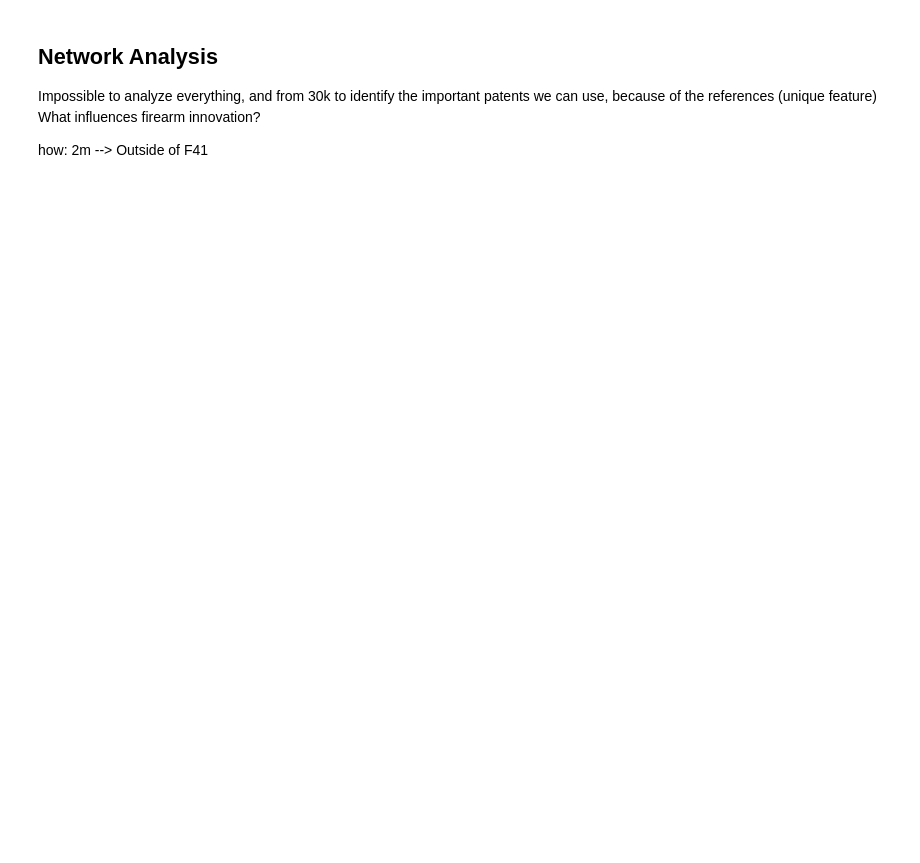
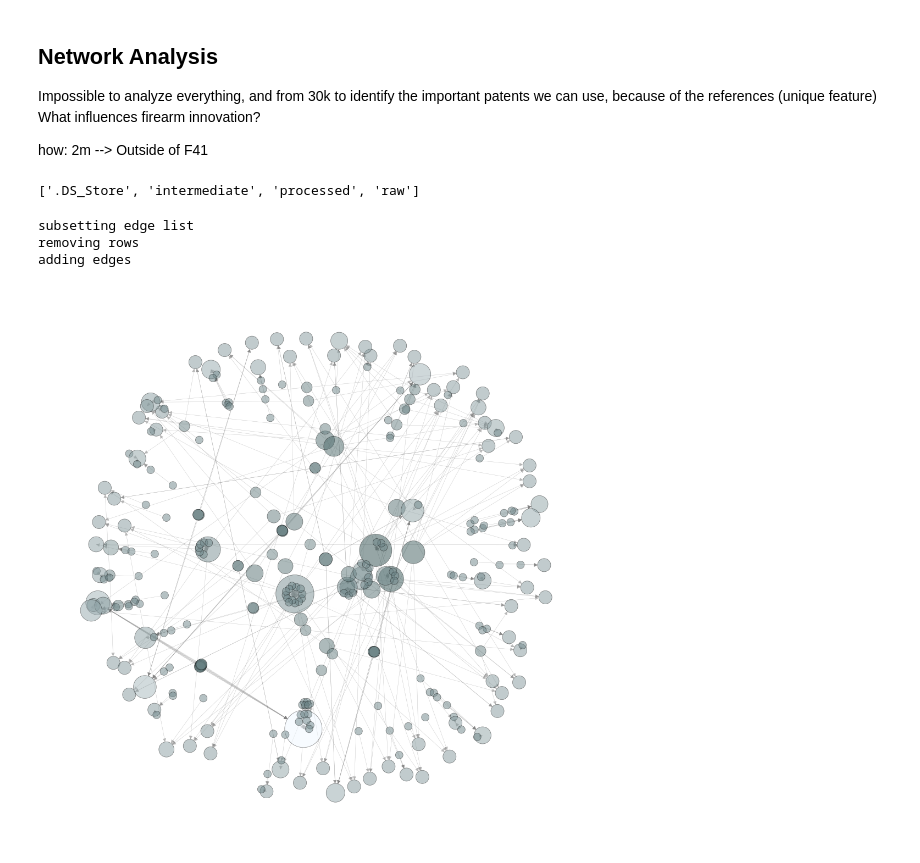
Before and after one commit to PattonYin/GunSafety_pkg, a Jupyter notebook: notebooks/analysis.ipynb, the cells around one changed output. Cells and saved outputs as stored; diff of their text form; code cells hidden in the pictures; blank space fills up the shorter version.

```diff
--- a/notebooks/analysis.ipynb
+++ b/notebooks/analysis.ipynb
@@ -108,7 +101,20 @@ Impossible to analyze everything, and from 30k to identify the important patents
 What influences firearm innovation?
 
 how: 2m --> Outside of F41
-# %%
-safety_df = pd.read_csv("data/processed/fck2.csv")
-safety_df = safety_df[(safety_df['safe'] > 0) | (safety_df['security'] > 0) | (safety_df['secure'] > 0) | (safety_df['safety'] > 0)]
-ids = safety_df['guid'].values.tolist()
+# %%
+print(os.listdir('../data/'))
+import pandas as pd
+# %% [output]
+['.DS_Store', 'intermediate', 'processed', 'raw']
+# %%
+import json
+edge_list = pd.read_csv("../data/raw/edge_list.csv")
+plotter = network_plot(edge_list=edge_list)
+with open('../config.json') as f:
+    ids = json.load(f)['network_id_02']
+plotter.plot_network(ids=ids)
+# %% [output]
+subsetting edge list
+removing rows
+adding edges
+[figure, added]
```
Also changed, not shown: parts of 4 cells of this notebook, 5 other files.
